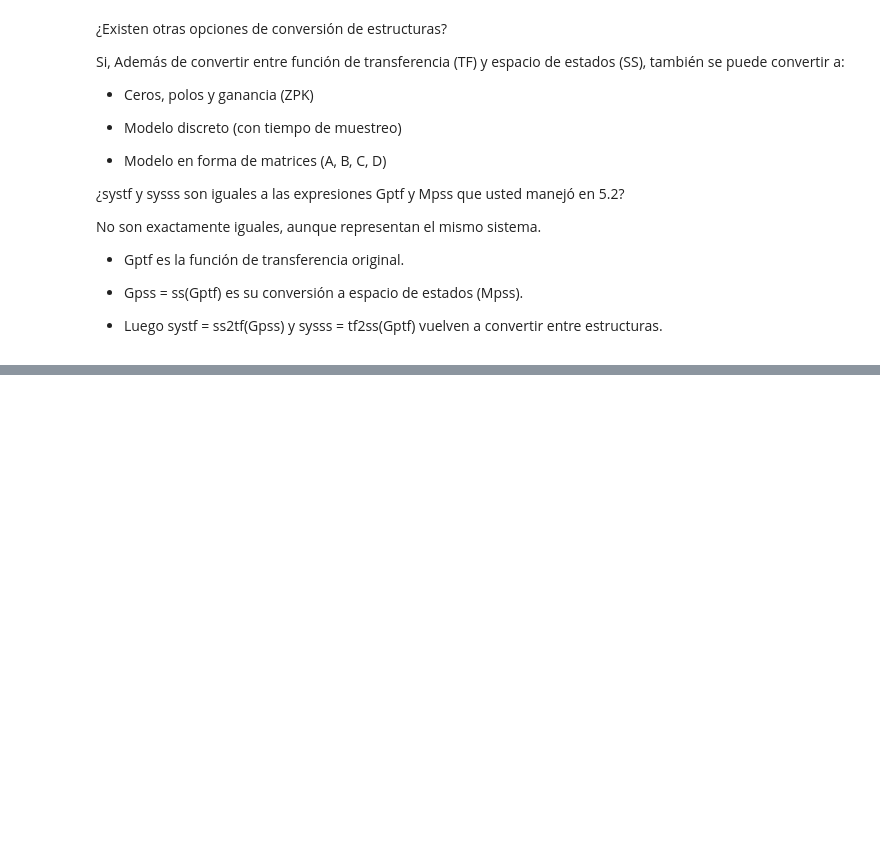
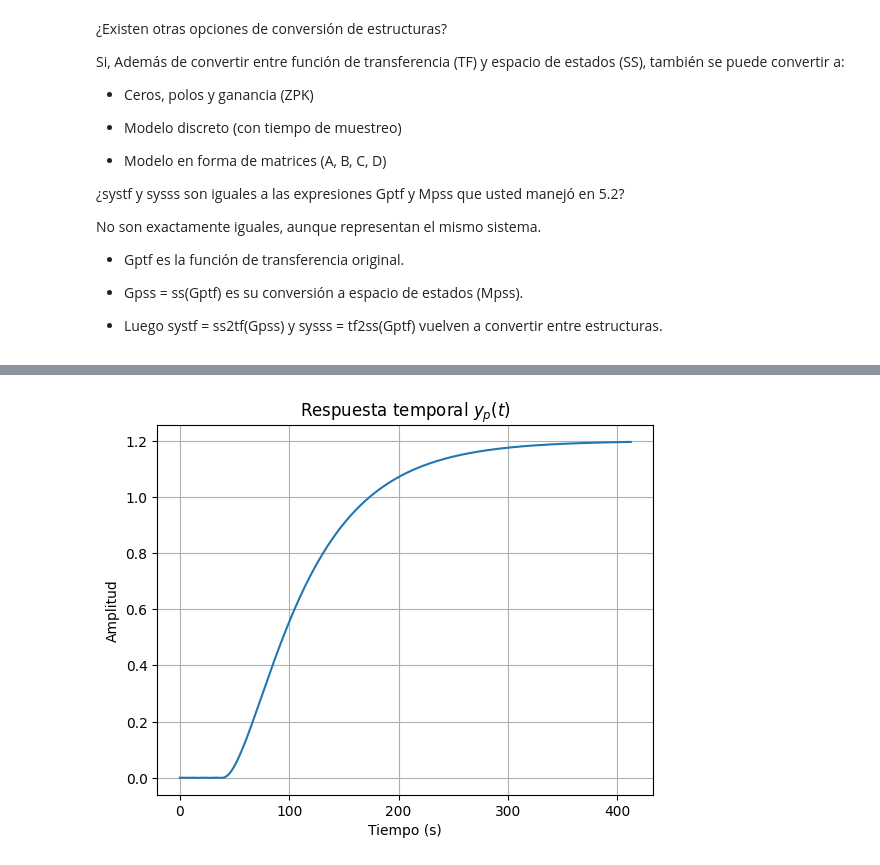
Before and after one commit to jbcgames/Lab_2_control, a Jupyter notebook: final.ipynb, the cells around one changed output, grey strips where cells are left out. Saved outputs shown, nothing was run; the diff lists cells and outputs as text; code cells hidden in the pictures; blank space fills up the shorter version.

```diff
--- a/final.ipynb
+++ b/final.ipynb
@@ -497,0 +667,13 @@ No son exactamente iguales, aunque representan el mismo sistema.
+# %%
+t, yp = step_response(Gptfm)
+
+# Abrir otra ventana de figura para graficar la respuesta temporal
+plt.figure()
+plt.plot(t, yp)
+plt.title('Respuesta temporal $y_p(t)$')
+plt.xlabel('Tiempo (s)')
+plt.ylabel('Amplitud')
+plt.grid(True)
+plt.show()
+# %% [output]
+[figure, added]
```
Also changed, not shown: parts of 28 cells of this notebook, 1 other file.
